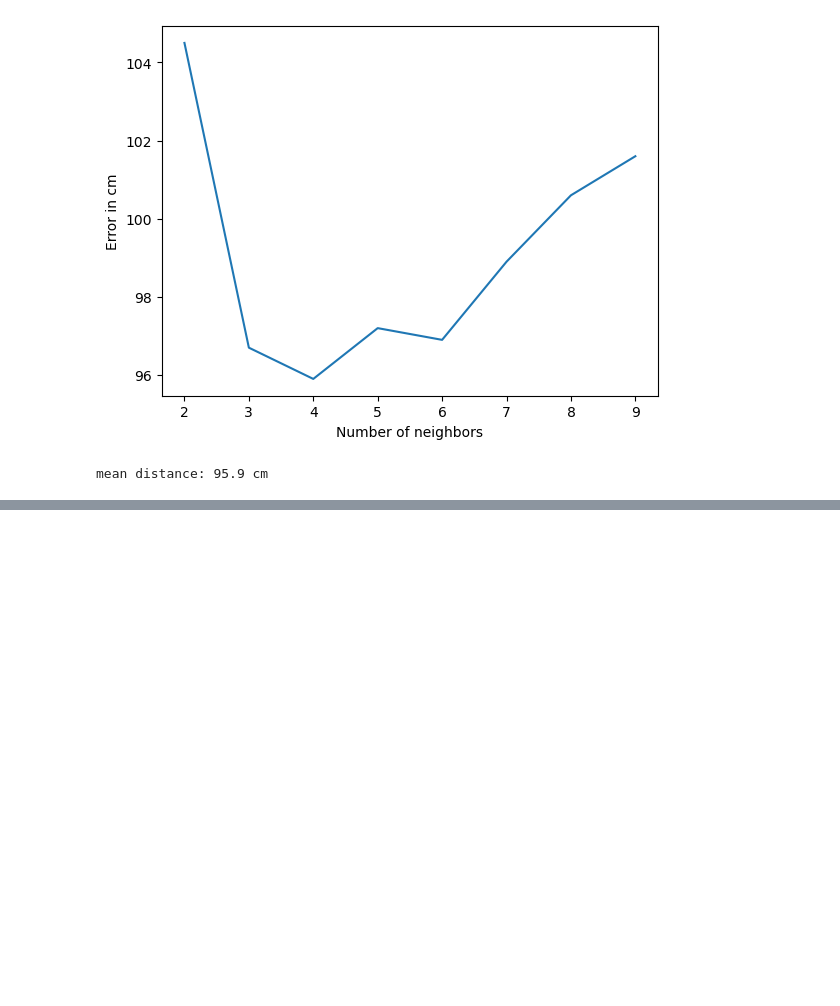
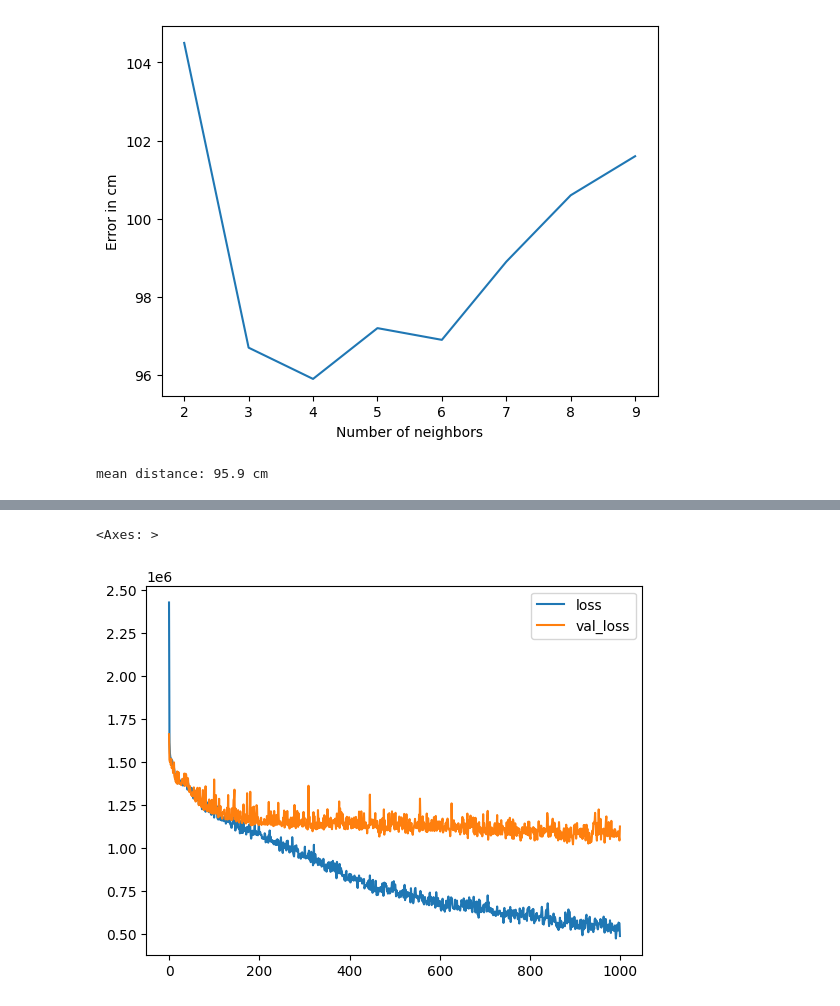
Before and after one commit to guillaumelalire/Acoustic-IA-Data-Hack-2024, a Jupyter notebook: acoustic.ipynb, the cells around one changed output, grey strips where cells are left out. Cells and saved outputs as stored; diff of their text form; code cells hidden in the pictures; blank space fills up the shorter version.

```diff
--- a/acoustic.ipynb
+++ b/acoustic.ipynb
@@ -156,0 +180,15 @@ mean distance: 95.9 cm
+# %%
+from keras import layers, Sequential, optimizers
+
+model = Sequential([
+    layers.Dense(256, input_shape=(128,), use_bias=True, activation="relu"),
+    layers.Dropout(0.2),
+    layers.Dense(256, use_bias=True, activation="relu"),
+    layers.Dropout(0.2),
+    layers.Dense(2, use_bias=True, activation="linear")
+])
+
+opt = optimizers.Adam(learning_rate=0.01)
+model.compile(loss='mean_squared_error', metrics = ['accuracy'], optimizer=opt)
+
+model.summary()
@@ -156,0 +213,10 @@ mean distance: 95.9 cm
+# %%
+trainX_reshaped = trainX.reshape((-1, 128))
+testX_reshaped = testX.reshape((-1, 128))
+# %%
+history = model.fit(
+    trainX_reshaped, trainY,
+    batch_size=32,
+    validation_data=(testX_reshaped, testY),
+    epochs=1000,
+)
@@ -156,0 +248,7 @@ mean distance: 95.9 cm
+# %%
+history_df = pd.DataFrame(history.history)
+# %%
+history_df.loc[:, ['loss', 'val_loss']].plot()
+# %% [output]
+<Axes: >
+[figure, added]
```
Also changed, not shown: parts of 8 cells of this notebook.
